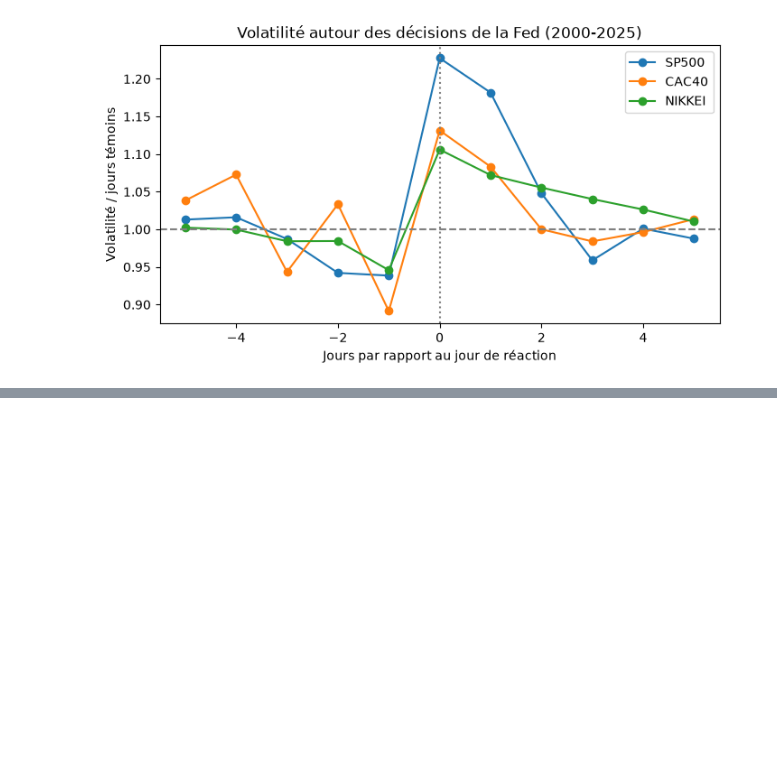
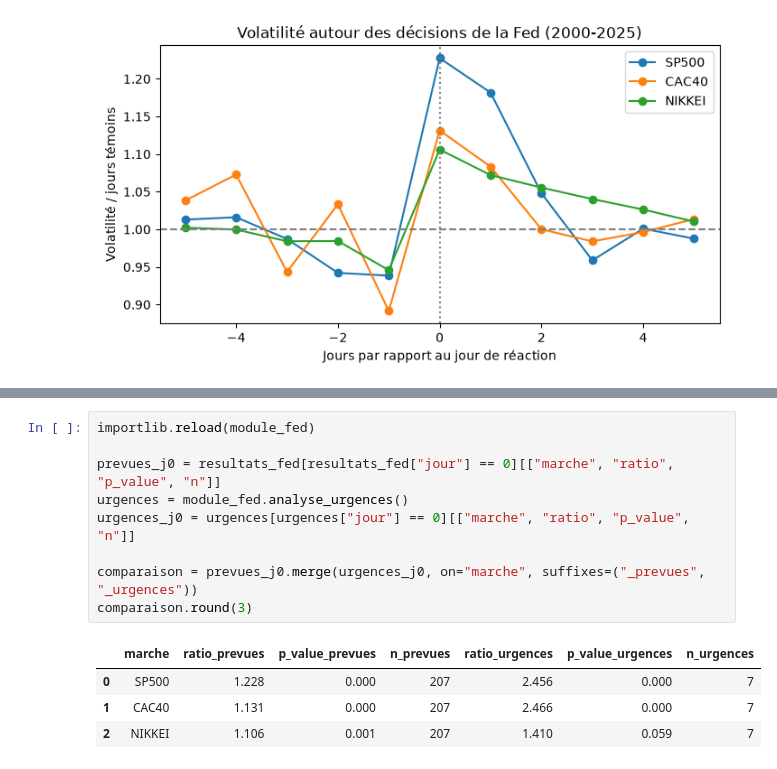
Before and after one commit to Aldm765/Ensae-projet-python-2026, a Jupyter notebook: brouillons/fed.ipynb, the cells around one changed output, grey strips where cells are left out. Saved outputs shown, nothing was run; the diff lists cells and outputs as text; blank space fills up the shorter version.

Commit message:
FED : Ajout du comparatif réunion d'urgence

```diff
--- a/brouillons/fed.ipynb
+++ b/brouillons/fed.ipynb
@@ -540,0 +544,14 @@ plt.show()
+# %%
+importlib.reload(module_fed)
+
+prevues_j0 = resultats_fed[resultats_fed["jour"] == 0][["marche", "ratio", "p_value", "n"]]
+urgences = module_fed.analyse_urgences()
+urgences_j0 = urgences[urgences["jour"] == 0][["marche", "ratio", "p_value", "n"]]
+
+comparaison = prevues_j0.merge(urgences_j0, on="marche", suffixes=("_prevues", "_urgences"))
+comparaison.round(3)
+# %% [output]
+|  | marche | ratio_prevues | p_value_prevues | n_prevues | ratio_urgences | p_value_urgences | n_urgences |
+| 0 | SP500 | 1.228 | 0.000 | 207 | 2.456 | 0.000 | 7 |
+| 1 | CAC40 | 1.131 | 0.000 | 207 | 2.466 | 0.000 | 7 |
+| 2 | NIKKEI | 1.106 | 0.001 | 207 | 1.410 | 0.059 | 7 |
```
Also changed, not shown: parts of 1 cell of this notebook, 1 other file.
